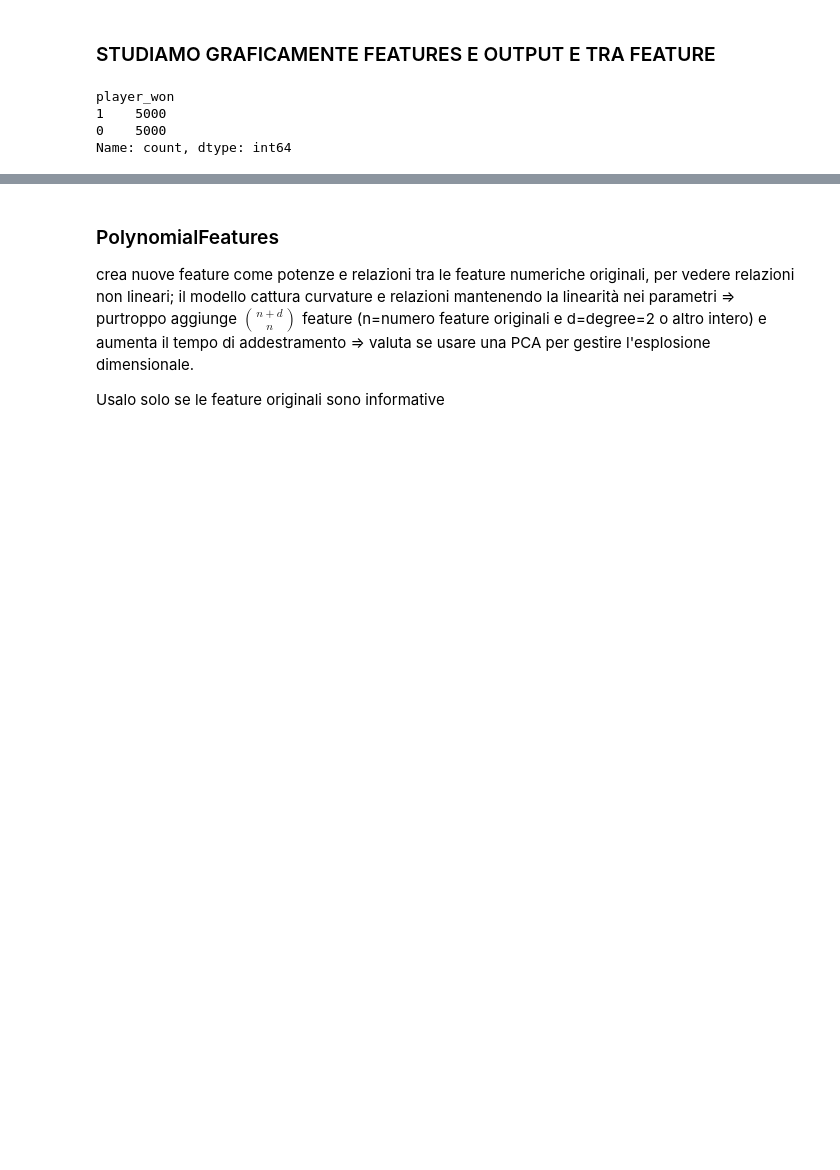
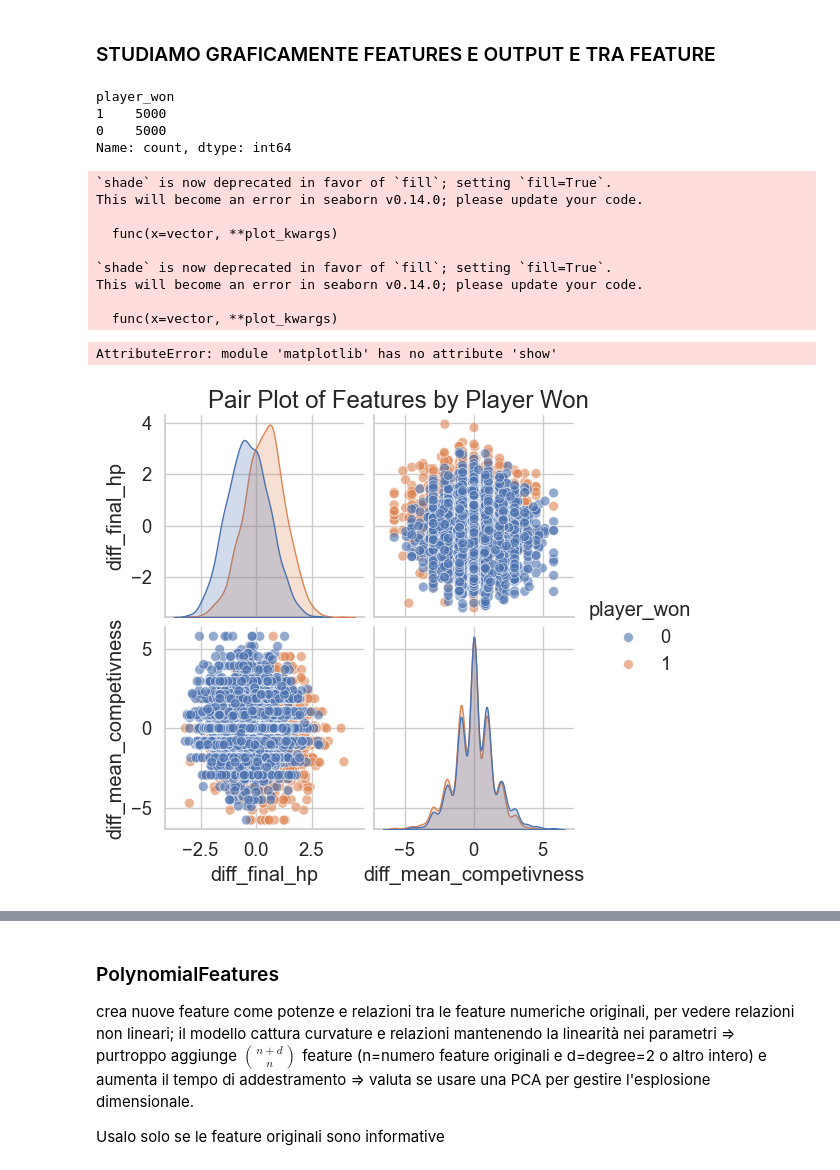
Before and after one commit to longlive-pandas/FDS_Kaggle_Competition, a Jupyter notebook: notebooks/main2.ipynb, the cells around one changed output, grey strips where cells are left out. Saved outputs shown, nothing was run; the diff lists cells and outputs as text; code cells hidden in the pictures; blank space fills up the shorter version.

```diff
--- a/notebooks/main2.ipynb
+++ b/notebooks/main2.ipynb
@@ -433,11 +436,23 @@ y = train_df_scaled['player_won']
 # %%
 print(train_df['player_won'].value_counts())#victory classes ar perfectly balance
 #best case for accuracy calcolation
 #show_graph(train_df_scaled[['p1_mean_competivness','battle_id']],train_df_scaled[['player_won']])
+show_graph(train_df_scaled[['diff_final_hp','diff_mean_competivness']],train_df_scaled[['player_won']])
 # %% [output]
 player_won
 1    5000
 0    5000
 Name: count, dtype: int64
+`shade` is now deprecated in favor of `fill`; setting `fill=True`.
+This will become an error in seaborn v0.14.0; please update your code.
+
+  func(x=vector, **plot_kwargs)
+
+`shade` is now deprecated in favor of `fill`; setting `fill=True`.
+This will become an error in seaborn v0.14.0; please update your code.
+
+  func(x=vector, **plot_kwargs)
+AttributeError: module 'matplotlib' has no attribute 'show'
+[figure, added]
 # %%
 print(train_df_scaled.columns)
```
Also changed, not shown: parts of 4 cells of this notebook.
